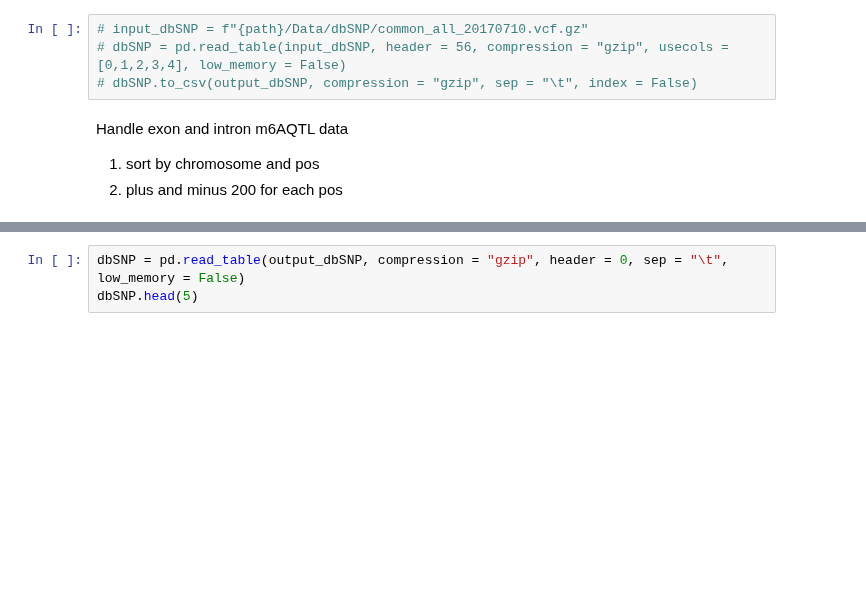
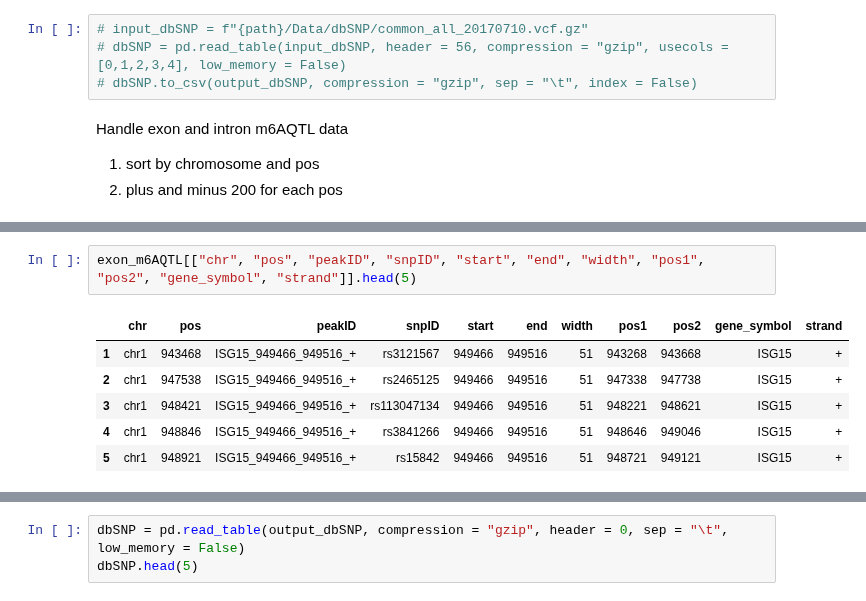
Before and after one commit to xinhe-lab/m6A-ASE, a Jupyter notebook: analysis/20180222_m6A_riboSNitch.ipynb, the cells around one changed output, grey strips where cells are left out. Cells and saved outputs as stored; diff of their text form; blank space fills up the shorter version.

```diff
--- a/analysis/20180222_m6A_riboSNitch.ipynb
+++ b/analysis/20180222_m6A_riboSNitch.ipynb
@@ -49 +50,10 @@ print (intron_m6AQTL.shape, exon_m6AQTL.shape)
+# %%
+exon_m6AQTL[["chr", "pos", "peakID", "snpID", "start", "end", "width", "pos1", "pos2", "gene_symbol", "strand"]].head(5)
+# %% [output]
+|  | chr | pos | peakID | snpID | start | end | width | pos1 | pos2 | gene_symbol | strand |
+| 1 | chr1 | 943468 | ISG15_949466_949516_+ | rs3121567 | 949466 | 949516 | 51 | 943268 | 943668 | ISG15 | + |
+| 2 | chr1 | 947538 | ISG15_949466_949516_+ | rs2465125 | 949466 | 949516 | 51 | 947338 | 947738 | ISG15 | + |
+| 3 | chr1 | 948421 | ISG15_949466_949516_+ | rs113047134 | 949466 | 949516 | 51 | 948221 | 948621 | ISG15 | + |
+| 4 | chr1 | 948846 | ISG15_949466_949516_+ | rs3841266 | 949466 | 949516 | 51 | 948646 | 949046 | ISG15 | + |
+| 5 | chr1 | 948921 | ISG15_949466_949516_+ | rs15842 | 949466 | 949516 | 51 | 948721 | 949121 | ISG15 | + |
 # %%
```
Also changed, not shown: parts of 16 cells of this notebook.
